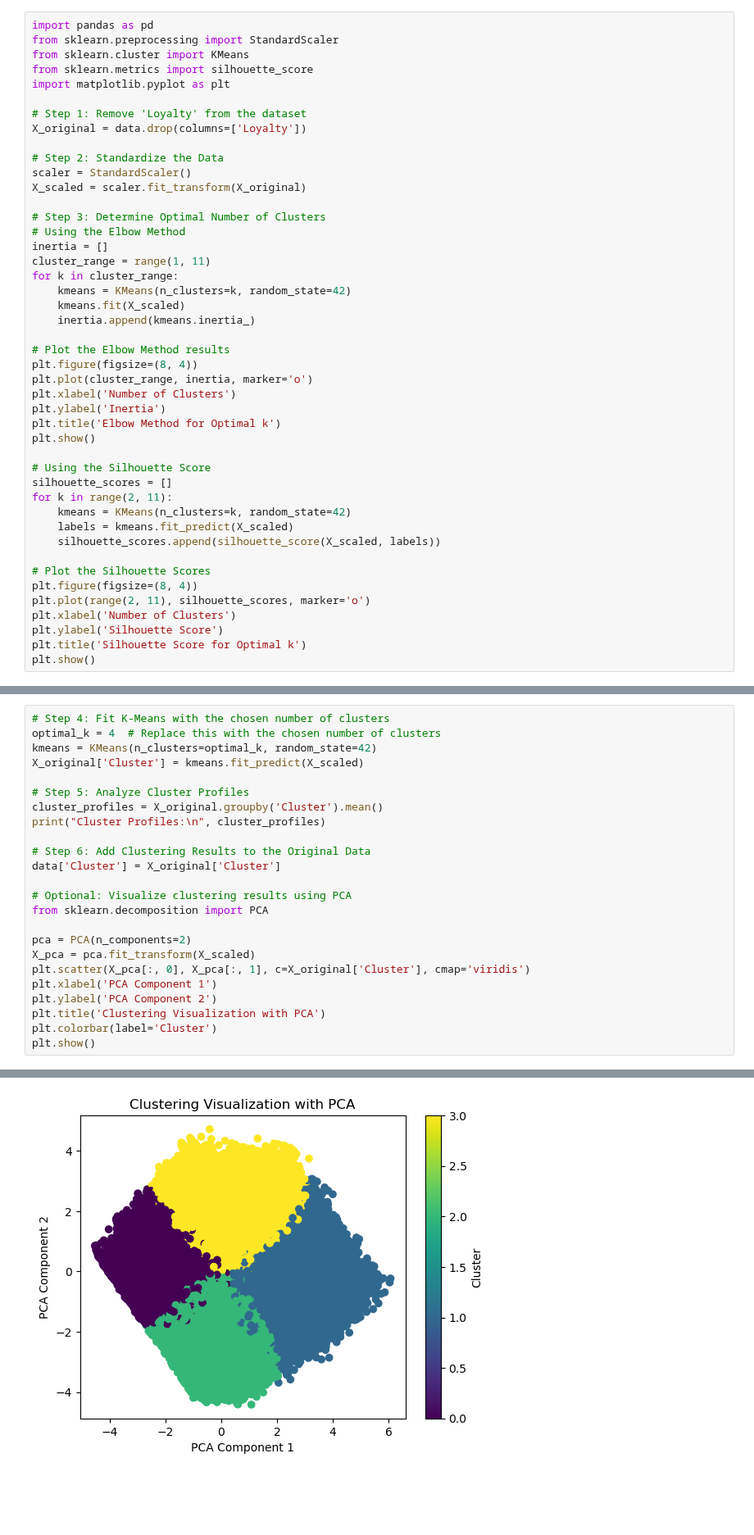
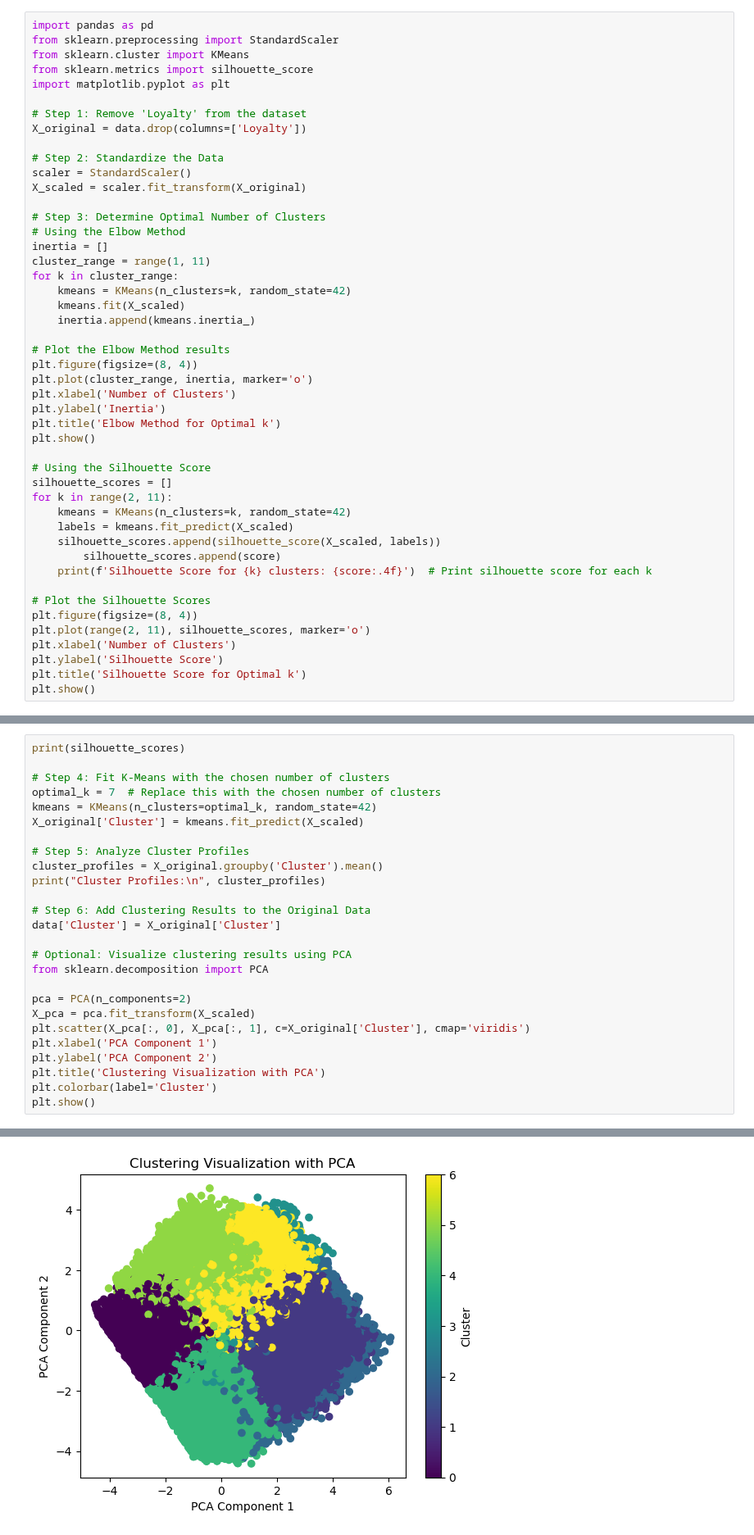
Before and after one commit to HWhr3000/F21DL_Coursework_grp2, a Jupyter notebook: documentation/week4/Clustering without data filter/Clustering_Selected_feature.ipynb, the cells around one changed output, grey strips where cells are left out. Shown at 82% size. Saved outputs shown, nothing was run; the diff lists cells and outputs as text; blank space fills up the shorter version.

Commit message:
Changes to Feature selection & clustering

```diff
--- a/documentation/week4/Clustering without data filter/Clustering_Selected_feature.ipynb
+++ b/documentation/week4/Clustering without data filter/Clustering_Selected_feature.ipynb
@@ -62,6 +62,8 @@ for k in range(2, 11):
     kmeans = KMeans(n_clusters=k, random_state=42)
     labels = kmeans.fit_predict(X_scaled)
     silhouette_scores.append(silhouette_score(X_scaled, labels))
+        silhouette_scores.append(score)
+    print(f'Silhouette Score for {k} clusters: {score:.4f}')  # Print silhouette score for each k
 
 # Plot the Silhouette Scores
 plt.figure(figsize=(8, 4))
@@ -75,6 +95,8 @@ plt.show()
 # %%
+print(silhouette_scores)
+
 # Step 4: Fit K-Means with the chosen number of clusters
-optimal_k = 4  # Replace this with the chosen number of clusters
+optimal_k = 7  # Replace this with the chosen number of clusters
 kmeans = KMeans(n_clusters=optimal_k, random_state=42)
 X_original['Cluster'] = kmeans.fit_predict(X_scaled)
 
@@ -117 +139 @@ Cluster
-[figure, old version]
+[figure, new version]
```
Also changed, not shown: parts of 14 cells of this notebook, 5 other files.
